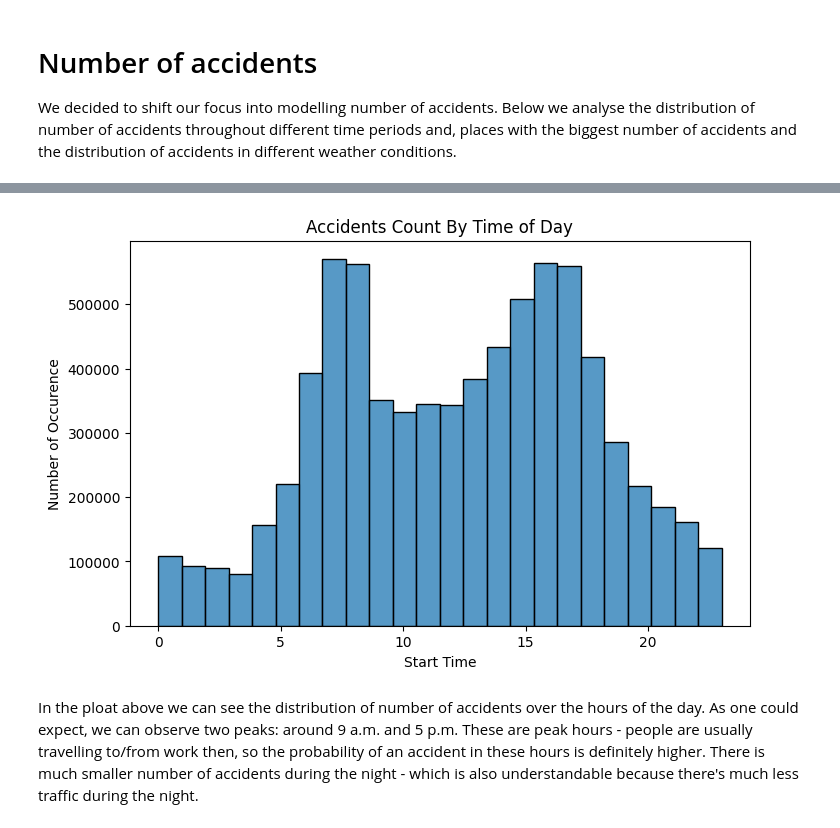
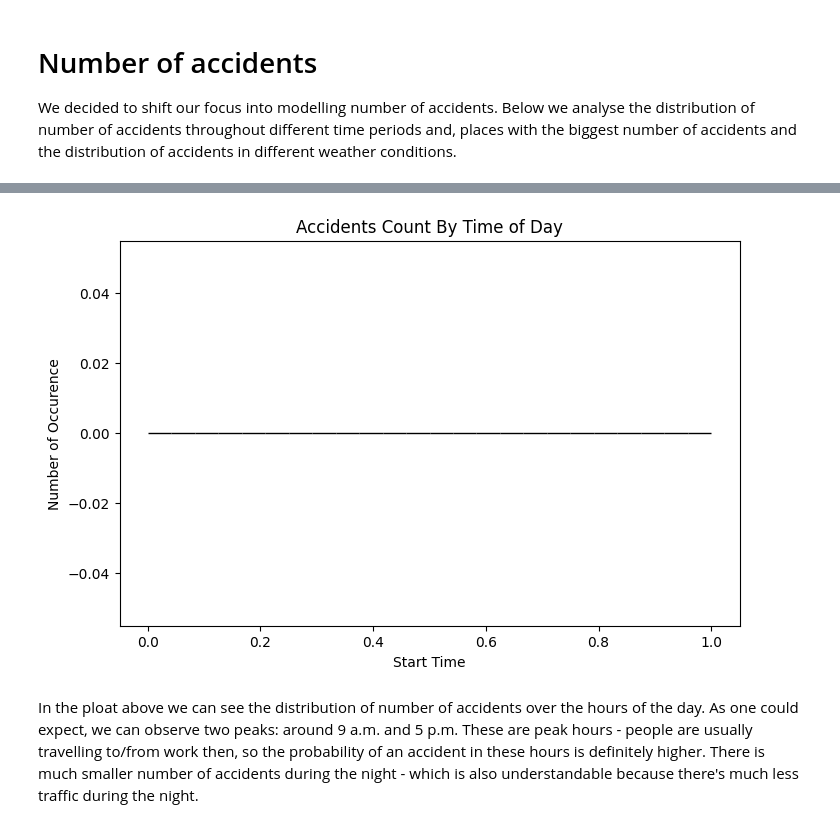
Before and after one commit to hrapek/mbml-us-accidents, a Jupyter notebook: final notebook.ipynb, the cells around one changed output, grey strips where cells are left out. Drawn from its saved outputs; the diff is of its cells as text; code cells hidden in the pictures.

```diff
--- a/final notebook.ipynb
+++ b/final notebook.ipynb
@@ -287,0 +337,2 @@ In the plot above we can see how the severity of accidents changed over the year
+# %%
+df = pd.read_csv("US_Accidents_March23.csv")
@@ -292,16 +402,16 @@ We decided to shift our focus into modelling number of accidents. Below we analy
 # %%
-us_accidents = df.astype({'Start_Time': 'datetime64[ns]', 'End_Time': 'datetime64[ns]'})
+# us_accidents = df.astype({'Start_Time': 'datetime64[ns]', 'End_Time': 'datetime64[ns]'})
 
 fig, ax = plt.subplots(figsize=(8,5))
-sns.histplot(us_accidents['Start_Time'].dt.hour, bins = 24)
+sns.histplot(df['Start_Time'].dt.hour, bins = 24)
 
 plt.xlabel("Start Time")
 plt.ylabel("Number of Occurence")
 plt.title('Accidents Count By Time of Day')
 
 plt.show()
 # %% [output]
-[figure, old version]
+[figure, new version]
 # %% [markdown]
 In the ploat above we can see the distribution of number of accidents over the hours of the day. As one could expect, we can observe two peaks: around 9 a.m. and 5 p.m. These are peak hours - people are usually travelling to/from work then, so the probability of an accident in these hours is definitely higher. There is much smaller number of accidents during the night - which is also understandable because there's much less traffic during the night.
 # %%
```
Also changed, not shown: parts of 113 cells of this notebook.
